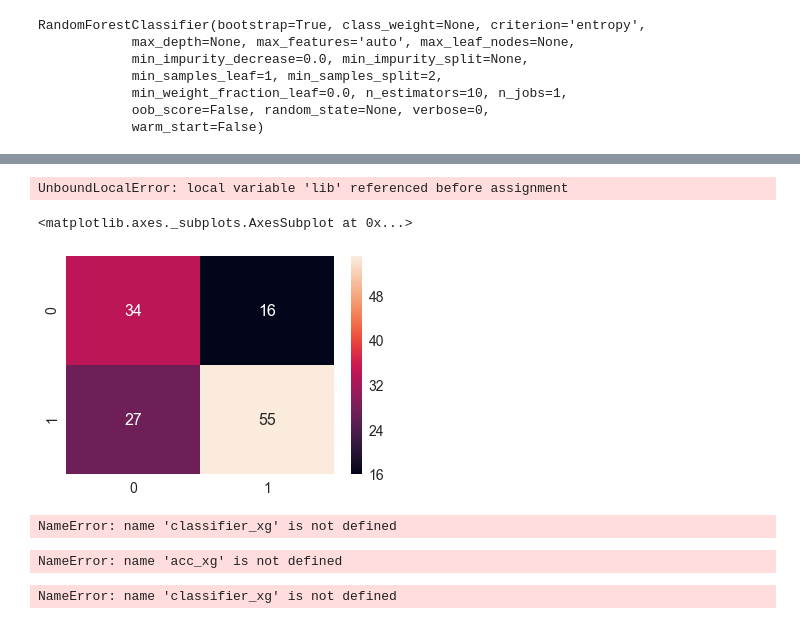
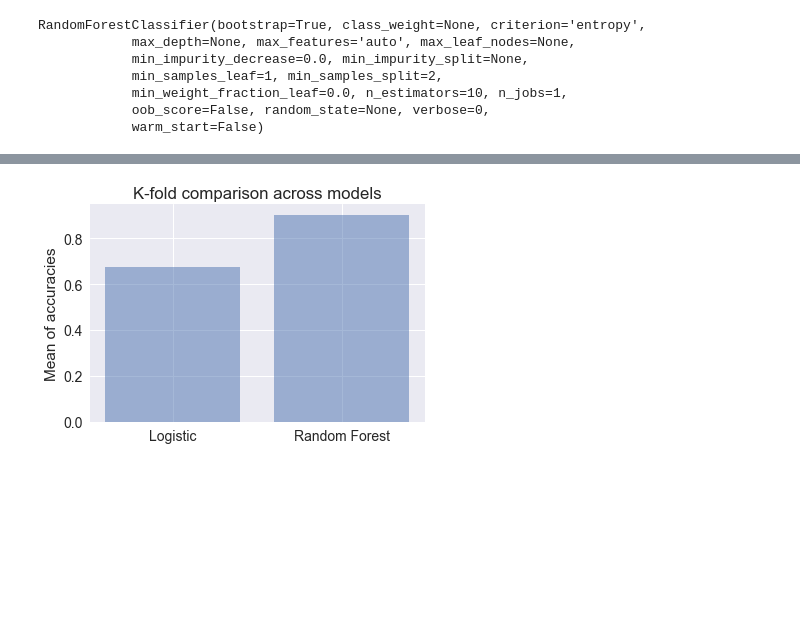
Before and after one commit to MichaelBurak/campaign-finance-analysis, a Jupyter notebook: campaign-finance-analysis.ipynb, the cells around one changed output, grey strips where cells are left out. Cells and saved outputs as stored; diff of their text form; code cells hidden in the pictures; blank space fills up the shorter version.

Commit message:
removed jupyter references to xgboost

```diff
--- a/campaign-finance-analysis.ipynb
+++ b/campaign-finance-analysis.ipynb
@@ -250,7 +241,0 @@ X_train_xg, X_test_xg, y_train_xg, y_test_xg = train_test_split(X, y, test_size
-# %%
-# Fitting XGBoost to the Training set
-from xgboost import XGBClassifier
-classifier_xg = XGBClassifier()
-classifier_xg.fit(X_train_xg, y_train_xg)
-# %% [output]
-UnboundLocalError: local variable 'lib' referenced before assignment
@@ -263,50 +242,18 @@ cm_xg = confusion_matrix(y_test_xg, y_pred_xg)
-# %%
-#Viz matrix
-sn.set(font_scale=1.4)#for label size
-sn.heatmap(cm_xg, annot=True,annot_kws={"size": 16})# font size
-# %% [output]
-<matplotlib.axes._subplots.AxesSubplot at 0x...>
-[figure, removed]
-# %%
-# Applying k-Fold Cross Validation
-accuracies_xg = cross_val_score(estimator = classifier_xg, X = X_train_xg, y = y_train_xg, cv = 3)
-acc_xg = accuracies_xg.mean()
-accuracies_xg.std()
-# %% [output]
-NameError: name 'classifier_xg' is not defined
 # %%
 #viz train and test results
 
 #Viz all the acc off k-folds
 
-obj = ['Logistic', 'Random Forest', 'XGBoost']
+obj = ['Logistic', 'Random Forest']
 y_pos = np.arange(len(obj))
-means = [acc, acc_rf, acc_xg]
+means = [acc, acc_rf]
 
 
 plt.bar(y_pos, means, align='center', alpha=0.5)
 plt.xticks(y_pos, obj)
 plt.ylabel('Mean of accuracies')
 plt.title('K-fold comparison across models')
 
 plt.show()
 # %% [output]
-NameError: name 'acc_xg' is not defined
+[figure, added]
-# %%
-#Tuning XGBoost as most accurate model's hyperparams
-
-# Applying Grid Search for hyperparams
-from sklearn.model_selection import GridSearchCV
-parameters = [{'booster': ['gbtree','dart'], 'gamma':['0','0.1','0.5','1','5']}]
-grid_search = GridSearchCV(estimator = classifier_xg,
-                           param_grid = parameters,
-                           scoring = 'accuracy',
-                           cv = 3,
-                           n_jobs = -1)
-grid_search = grid_search.fit(X_train, y_train)
-best_accuracy = grid_search.best_score_
-best_parameters = grid_search.best_params_
-
-#Gamma seems to vary based on sample from 0-5
-# %% [output]
-NameError: name 'classifier_xg' is not defined
```
Also changed, not shown: parts of 7 cells of this notebook.
